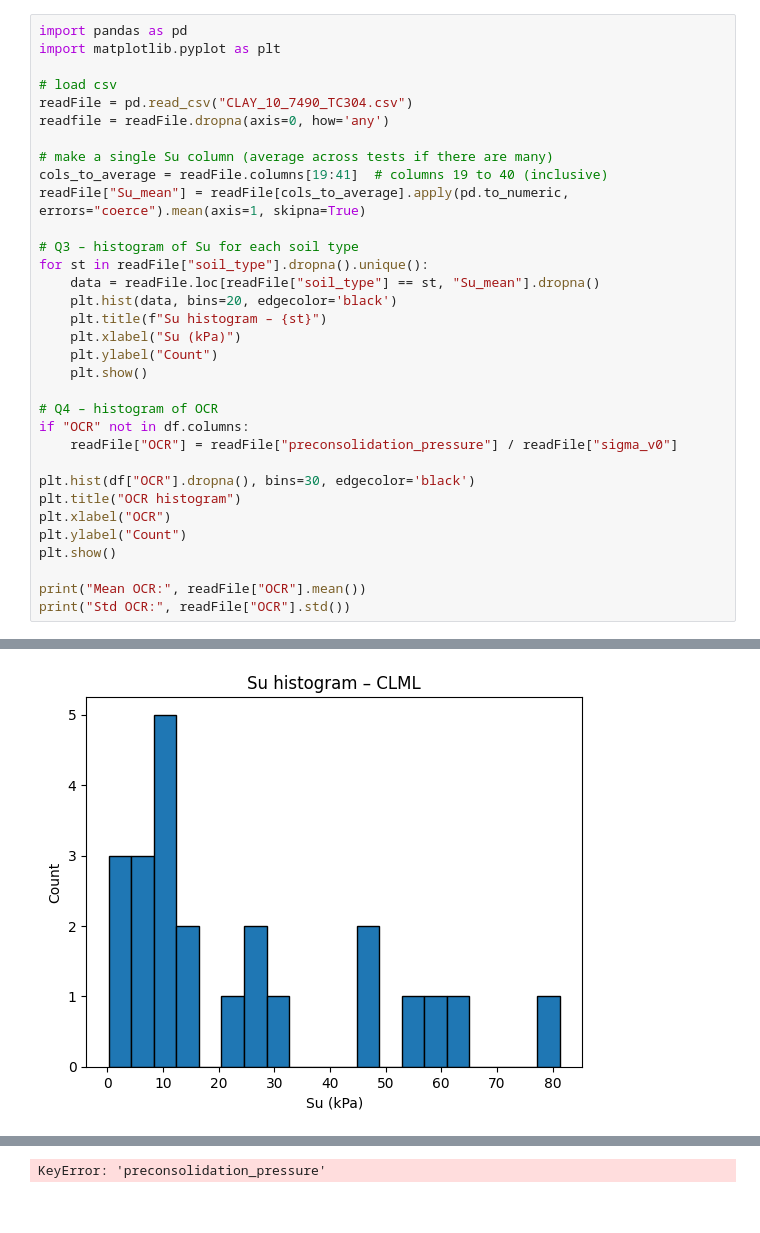
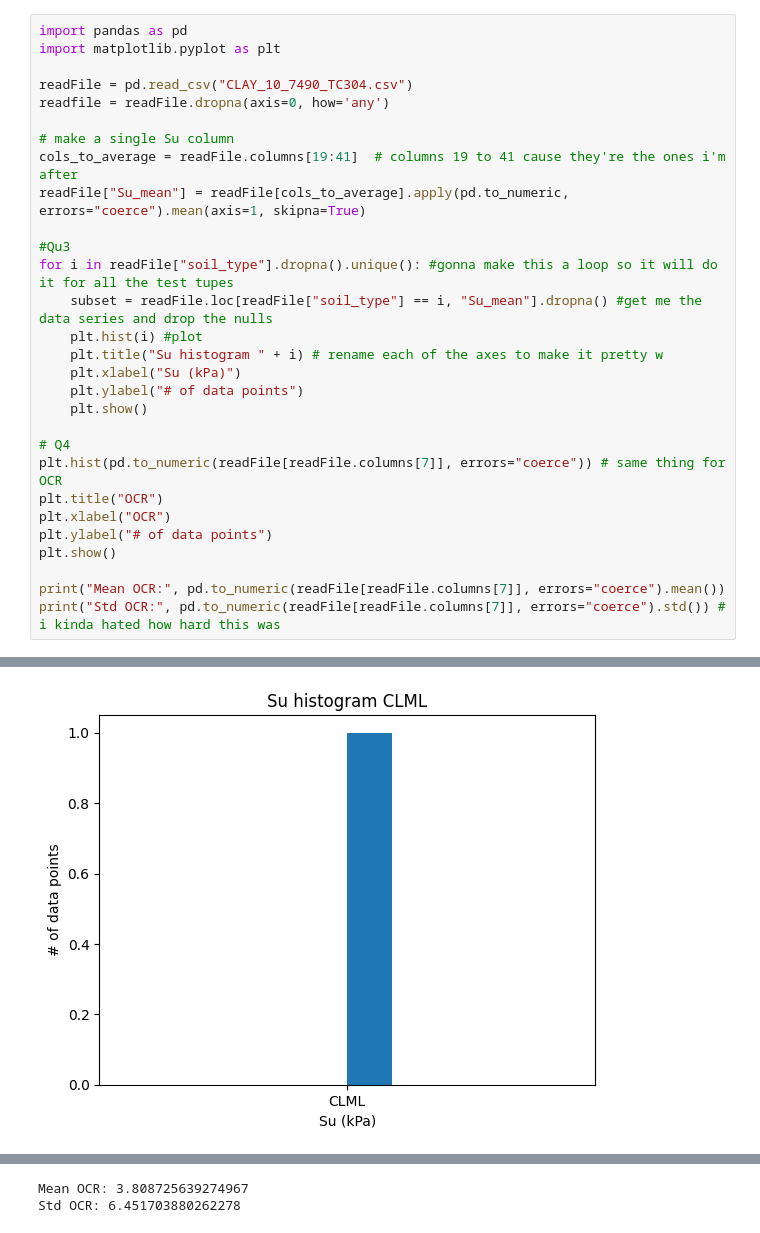
Before and after one commit to bluebynick/CEE-9730-Data-Science-for-Geotechnical-Engineers, a Jupyter notebook: Assignment_1_3&4.ipynb, the cells around one changed output, grey strips where cells are left out. Cells and saved outputs as stored; diff of their text form.

```diff
--- a/Assignment_1_3&4.ipynb
+++ b/Assignment_1_3&4.ipynb
@@ -4,33 +4,29 @@
 import pandas as pd
 import matplotlib.pyplot as plt
 
-# load csv
 readFile = pd.read_csv("CLAY_10_7490_TC304.csv")
 readfile = readFile.dropna(axis=0, how='any')
 
-# make a single Su column (average across tests if there are many)
-cols_to_average = readFile.columns[19:41]  # columns 19 to 40 (inclusive)
+# make a single Su column
+cols_to_average = readFile.columns[19:41]  # columns 19 to 41 cause they're the ones i'm after
 readFile["Su_mean"] = readFile[cols_to_average].apply(pd.to_numeric, errors="coerce").mean(axis=1, skipna=True)
 
-# Q3 – histogram of Su for each soil type
-for st in readFile["soil_type"].dropna().unique():
-    data = readFile.loc[readFile["soil_type"] == st, "Su_mean"].dropna()
-    plt.hist(data, bins=20, edgecolor='black')
-    plt.title(f"Su histogram – {st}")
+#Qu3
+for i in readFile["soil_type"].dropna().unique(): #gonna make this a loop so it will do it for all the test tupes
+    subset = readFile.loc[readFile["soil_type"] == i, "Su_mean"].dropna() #get me the data series and drop the nulls
+    plt.hist(i) #plot
+    plt.title("Su histogram " + i) # rename each of the axes to make it pretty w
     plt.xlabel("Su (kPa)")
-    plt.ylabel("Count")
+    plt.ylabel("# of data points")
     plt.show()
 
-# Q4 – histogram of OCR
-if "OCR" not in df.columns:
-    readFile["OCR"] = readFile["preconsolidation_pressure"] / readFile["sigma_v0"]
-
-plt.hist(df["OCR"].dropna(), bins=30, edgecolor='black')
-plt.title("OCR histogram")
+# Q4
+plt.hist(pd.to_numeric(readFile[readFile.columns[7]], errors="coerce")) # same thing for OCR
+plt.title("OCR")
 plt.xlabel("OCR")
-plt.ylabel("Count")
+plt.ylabel("# of data points")
 plt.show()
 
-print("Mean OCR:", readFile["OCR"].mean())
-print("Std OCR:", readFile["OCR"].std())
+print("Mean OCR:", pd.to_numeric(readFile[readFile.columns[7]], errors="coerce").mean())
+print("Std OCR:", pd.to_numeric(readFile[readFile.columns[7]], errors="coerce").std()) # i kinda hated how hard this was
 # %% [output]
@@ -41 +37 @@ print("Std OCR:", readFile["OCR"].std())
-[figure, old version]
+[figure, new version]
@@ -44 +41,2 @@ print("Std OCR:", readFile["OCR"].std())
-KeyError: 'preconsolidation_pressure'
+Mean OCR: 3.808725639274967
+Std OCR: 6.451703880262278
```
Also changed, not shown: parts of 1 cell of this notebook.
